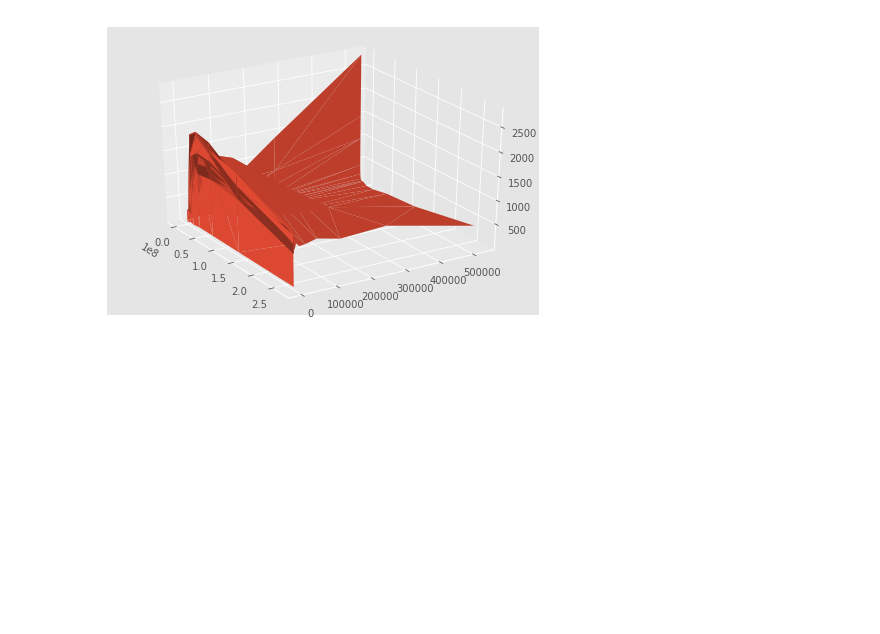
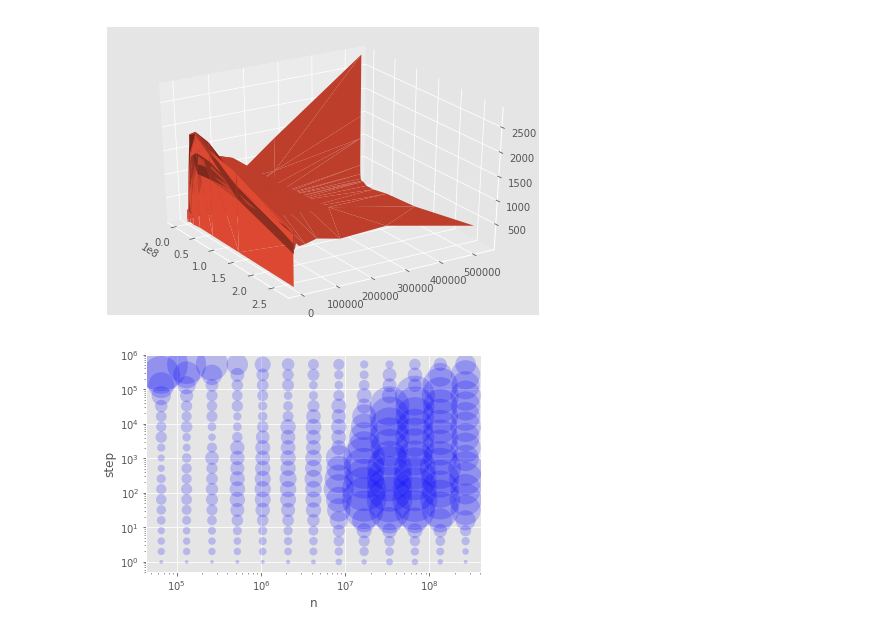
Before and after one commit to mmedum/computational_geometry_fun, a Jupyter notebook: handin1/python/Plots.ipynb, the cells around one changed output. Saved outputs shown, nothing was run; the diff lists cells and outputs as text; code cells hidden in the pictures; blank space fills up the shorter version.

Commit message:
we can do scatterplots

```diff
--- a/handin1/python/Plots.ipynb
+++ b/handin1/python/Plots.ipynb
@@ -109,0 +117,11 @@ fig.savefig('3d.png')
+# %%
+fig = plt.figure()
+ax = plt.gca()
+ax.scatter(first_df.n, first_df.step, s=first_df.miliseconds , c='blue', alpha=0.2, edgecolors='none')
+ax.set_yscale('log')
+ax.set_xscale('log')
+plt.xlabel('n')
+plt.ylabel('step')
+fig.savefig('scatterplt.png')
+# %% [output]
+[figure, added]
```
Also changed, not shown: parts of 2 cells of this notebook, 2 other files.
